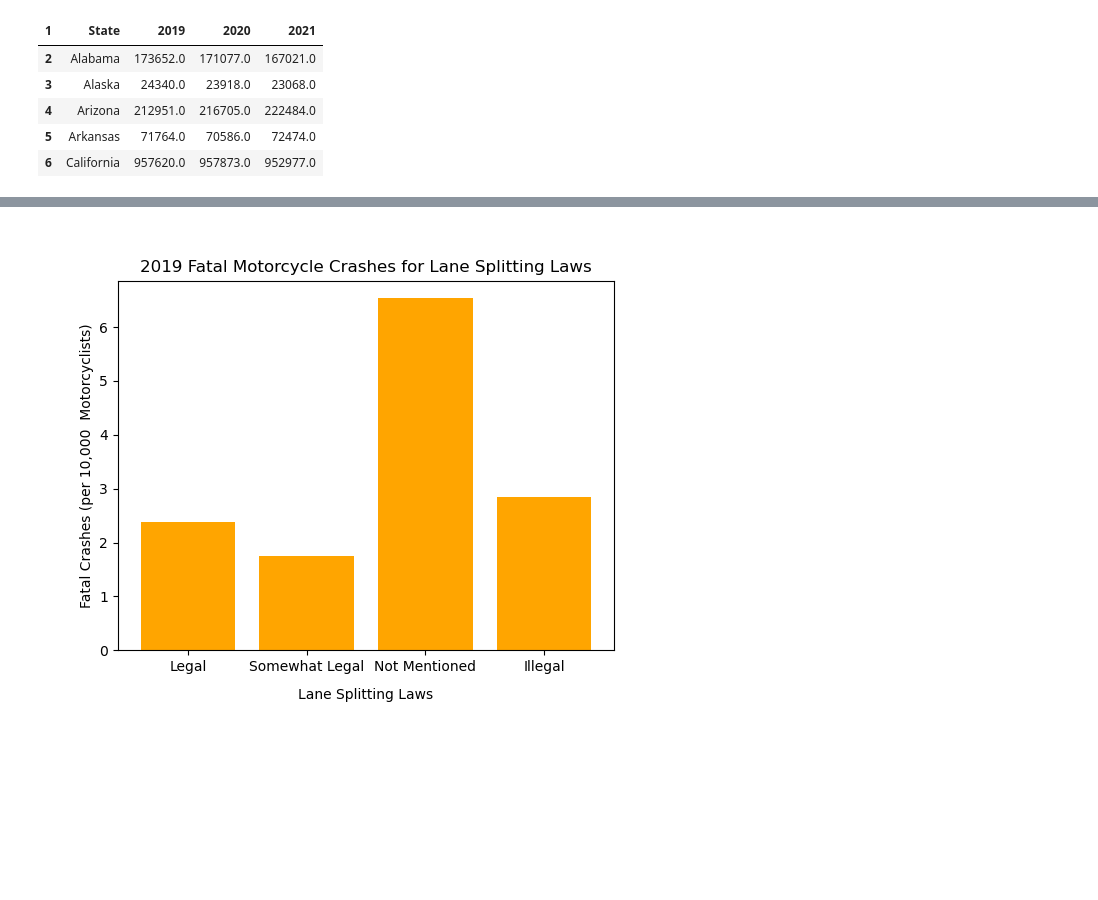
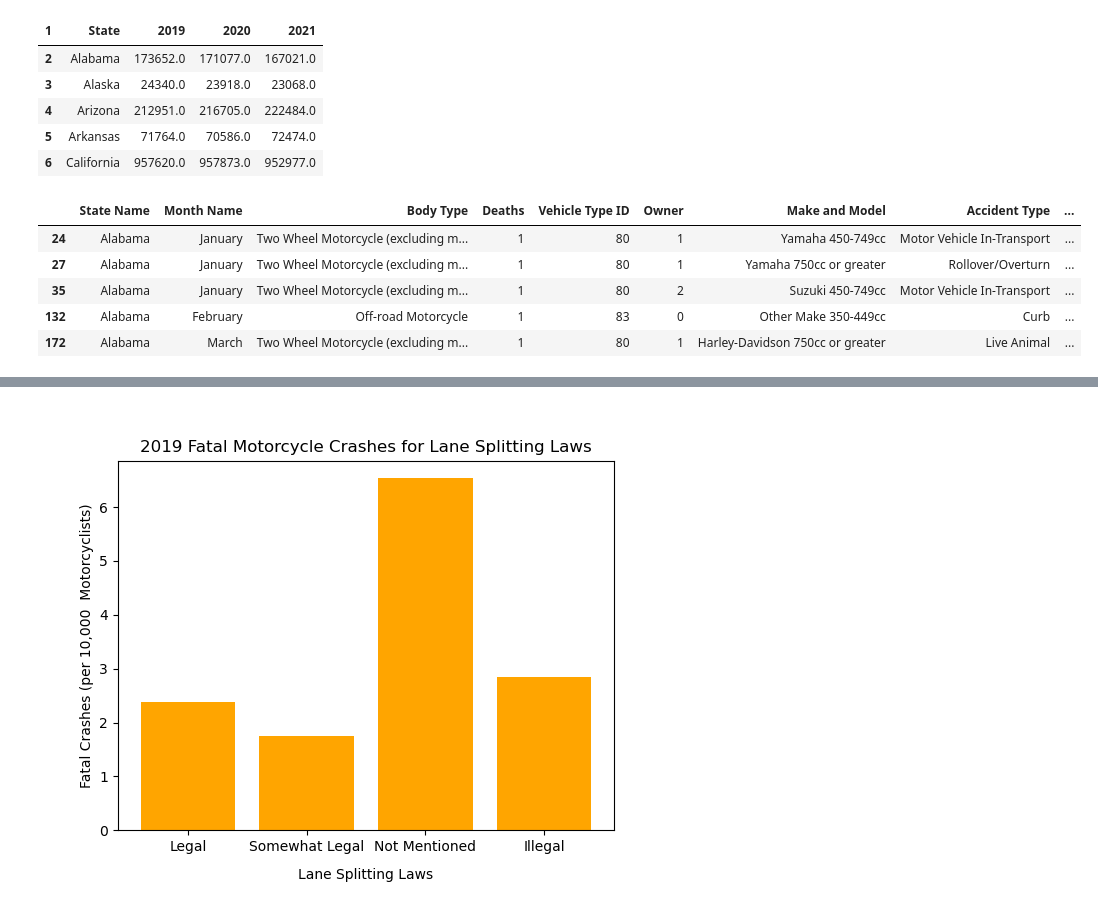
Before and after one commit to CalvinPedigo/Data-Analyst-Project-1, a Jupyter notebook: Notebook_structor.ipynb, the cells around one changed output, grey strips where cells are left out. Cells and saved outputs as stored; diff of their text form; code cells hidden in the pictures; blank space fills up the shorter version.

```diff
--- a/Notebook_structor.ipynb
+++ b/Notebook_structor.ipynb
@@ -94,3 +94,35 @@ illegal_reg_2019 = illegal_reg.iloc[:, 1].sum()
 illegal_reg_2020 = illegal_reg.iloc[:,2].sum()
 illegal_reg_2021 = illegal_reg.iloc[:,3].sum()
 illegal_reg_total = illegal_reg_2019 + illegal_reg_2020 + illegal_reg_2021
+# %%
+# Motorcycle type affects safety of lane splitting (Calvin)
+
+# Cleaning the data into the important bits
+cleaned2019 = vehicle2019_df[['STATENAME','MONTHNAME','BODY_TYPNAME','DEATHS','BODY_TYP','OWNER','MAK_MODNAME','HARM_EVNAME', 'MAN_COLLNAME',
+                               'VNUM_LAN']]
+cleaned2020 = vehicle2020_df[['STATENAME','MONTHNAME','BODY_TYPNAME','DEATHS','BODY_TYP','OWNER','MAK_MODNAME','HARM_EVNAME', 'MAN_COLLNAME',
+                               'VNUM_LAN']]
+cleaned2021 = vehicle2021_df[['STATENAME','MONTHNAME','BODY_TYPNAME','DEATHS','BODY_TYP','OWNER','MAK_MODNAME','HARM_EVNAME', 'MAN_COLLNAME',
+                               'VNUM_LAN']]
+
+
+# Renaming columns and filtering them
+new_names = {"HARM_EVNAME": "Accident Type", "MAN_COLLNAME": "Vehicle Crash Description", "VNUM_LAN": "Lanes Involved",
+             "BODY_TYP": "Vehicle Type ID", "STATENAME": "State Name", "MONTHNAME": "Month Name", "BODY_TYPNAME": "Body Type",
+             "DEATHS":"Deaths", "OWNER": "Owner", "MAK_MODNAME": "Make and Model"}
+fixed2019 = cleaned2019.rename(columns=new_names)
+fixed2020 = cleaned2020.rename(columns=new_names)
+fixed2021 = cleaned2021.rename(columns=new_names)
+
+# Filtering for motorcycles and more than 1 lane involved
+filtered2019 = fixed2019[(fixed2019['Vehicle Type ID'].astype(int).between(80, 87)) & (fixed2019['Lanes Involved'] != 1)]
+filtered2020 = fixed2020[(fixed2020['Vehicle Type ID'].astype(int).between(80, 87)) & (fixed2020['Lanes Involved'] != 1)]
+filtered2021 = fixed2021[(fixed2021['Vehicle Type ID'].astype(int).between(80, 87)) & (fixed2021['Lanes Involved'] != 1)]
+filtered2021.head(5)
+# %% [output]
+|  | State Name | Month Name | Body Type | Deaths | Vehicle Type ID | Owner | Make and Model | Accident Type | ... |
+| 24 | Alabama | January | Two Wheel Motorcycle (excluding m... | 1 | 80 | 1 | Yamaha 450-749cc | Motor Vehicle In-Transport | ... |
+| 27 | Alabama | January | Two Wheel Motorcycle (excluding m... | 1 | 80 | 1 | Yamaha 750cc or greater | Rollover/Overturn | ... |
+| 35 | Alabama | January | Two Wheel Motorcycle (excluding m... | 1 | 80 | 2 | Suzuki 450-749cc | Motor Vehicle In-Transport | ... |
+| 132 | Alabama | February | Off-road Motorcycle | 1 | 83 | 0 | Other Make 350-449cc | Curb | ... |
+| 172 | Alabama | March | Two Wheel Motorcycle (excluding m... | 1 | 80 | 1 | Harley-Davidson 750cc or greater | Live Animal | ... |
```
Also changed, not shown: parts of 5 cells of this notebook.
